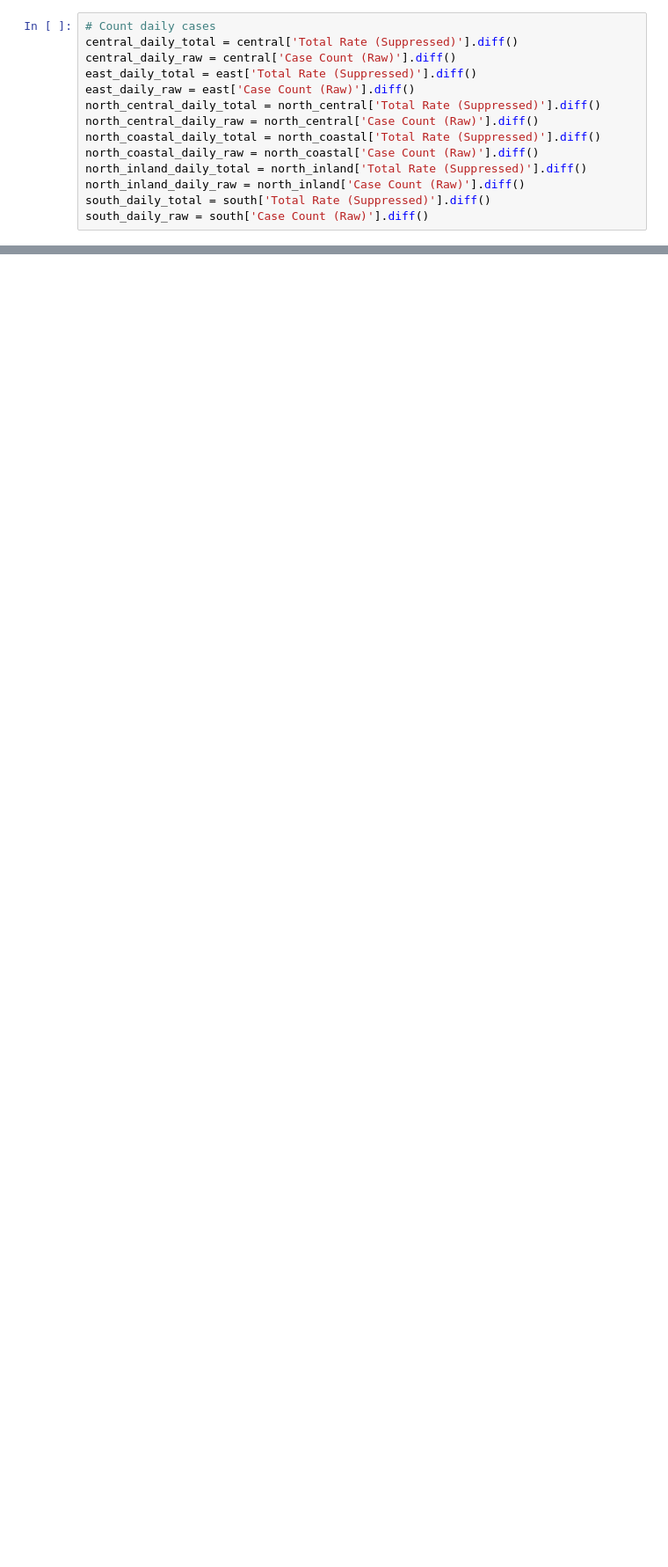
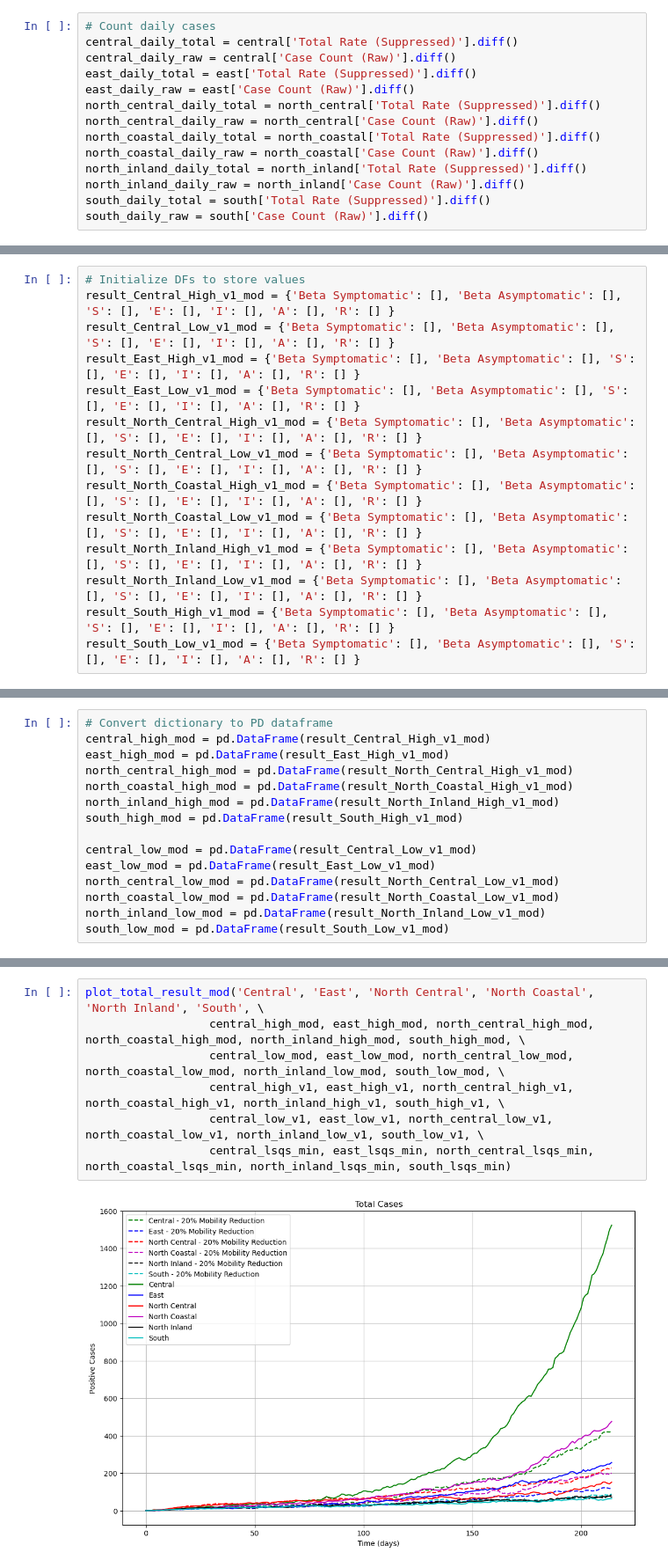
Before and after one commit to kazi0302/COVID-19-Modeling-and-Parameter-Fitting, a Jupyter notebook: Monte Carlo Simulation/MC_simulator_v3.ipynb, the cells around one changed output, grey strips where cells are left out. Shown at 88% size. Drawn from its saved outputs; the diff is of its cells as text; blank space fills up the shorter version.

```diff
--- a/Monte Carlo Simulation/MC_simulator_v3.ipynb
+++ b/Monte Carlo Simulation/MC_simulator_v3.ipynb
@@ -1419,0 +2082,14 @@ plt.show()
+# %%
+# Initialize DFs to store values
+result_Central_High_v1_mod = {'Beta Symptomatic': [], 'Beta Asymptomatic': [], 'S': [], 'E': [], 'I': [], 'A': [], 'R': [] }
+result_Central_Low_v1_mod = {'Beta Symptomatic': [], 'Beta Asymptomatic': [], 'S': [], 'E': [], 'I': [], 'A': [], 'R': [] }
+result_East_High_v1_mod = {'Beta Symptomatic': [], 'Beta Asymptomatic': [], 'S': [], 'E': [], 'I': [], 'A': [], 'R': [] }
+result_East_Low_v1_mod = {'Beta Symptomatic': [], 'Beta Asymptomatic': [], 'S': [], 'E': [], 'I': [], 'A': [], 'R': [] }
+result_North_Central_High_v1_mod = {'Beta Symptomatic': [], 'Beta Asymptomatic': [], 'S': [], 'E': [], 'I': [], 'A': [], 'R': [] }
+result_North_Central_Low_v1_mod = {'Beta Symptomatic': [], 'Beta Asymptomatic': [], 'S': [], 'E': [], 'I': [], 'A': [], 'R': [] }
+result_North_Coastal_High_v1_mod = {'Beta Symptomatic': [], 'Beta Asymptomatic': [], 'S': [], 'E': [], 'I': [], 'A': [], 'R': [] }
+result_North_Coastal_Low_v1_mod = {'Beta Symptomatic': [], 'Beta Asymptomatic': [], 'S': [], 'E': [], 'I': [], 'A': [], 'R': [] }
+result_North_Inland_High_v1_mod = {'Beta Symptomatic': [], 'Beta Asymptomatic': [], 'S': [], 'E': [], 'I': [], 'A': [], 'R': [] }
+result_North_Inland_Low_v1_mod = {'Beta Symptomatic': [], 'Beta Asymptomatic': [], 'S': [], 'E': [], 'I': [], 'A': [], 'R': [] }
+result_South_High_v1_mod = {'Beta Symptomatic': [], 'Beta Asymptomatic': [], 'S': [], 'E': [], 'I': [], 'A': [], 'R': [] }
+result_South_Low_v1_mod = {'Beta Symptomatic': [], 'Beta Asymptomatic': [], 'S': [], 'E': [], 'I': [], 'A': [], 'R': [] }
@@ -1419,0 +2225,15 @@ plt.show()
+# %%
+# Convert dictionary to PD dataframe
+central_high_mod = pd.DataFrame(result_Central_High_v1_mod)
+east_high_mod = pd.DataFrame(result_East_High_v1_mod)
+north_central_high_mod = pd.DataFrame(result_North_Central_High_v1_mod)
+north_coastal_high_mod = pd.DataFrame(result_North_Coastal_High_v1_mod)
+north_inland_high_mod = pd.DataFrame(result_North_Inland_High_v1_mod)
+south_high_mod = pd.DataFrame(result_South_High_v1_mod)
+
+central_low_mod = pd.DataFrame(result_Central_Low_v1_mod)
+east_low_mod = pd.DataFrame(result_East_Low_v1_mod)
+north_central_low_mod = pd.DataFrame(result_North_Central_Low_v1_mod)
+north_coastal_low_mod = pd.DataFrame(result_North_Coastal_Low_v1_mod)
+north_inland_low_mod = pd.DataFrame(result_North_Inland_Low_v1_mod)
+south_low_mod = pd.DataFrame(result_South_Low_v1_mod)
@@ -1419,0 +2289,9 @@ plt.show()
+# %%
+plot_total_result_mod('Central', 'East', 'North Central', 'North Coastal', 'North Inland', 'South', \
+                  central_high_mod, east_high_mod, north_central_high_mod, north_coastal_high_mod, north_inland_high_mod, south_high_mod, \
+                  central_low_mod, east_low_mod, north_central_low_mod, north_coastal_low_mod, north_inland_low_mod, south_low_mod, \
+                  central_high_v1, east_high_v1, north_central_high_v1, north_coastal_high_v1, north_inland_high_v1, south_high_v1, \
+                  central_low_v1, east_low_v1, north_central_low_v1, north_coastal_low_v1, north_inland_low_v1, south_low_v1, \
+                  central_lsqs_min, east_lsqs_min, north_central_lsqs_min, north_coastal_lsqs_min, north_inland_lsqs_min, south_lsqs_min)
+# %% [output]
+[figure, added]
```
Also changed, not shown: parts of 17 cells of this notebook, 2 other files.
